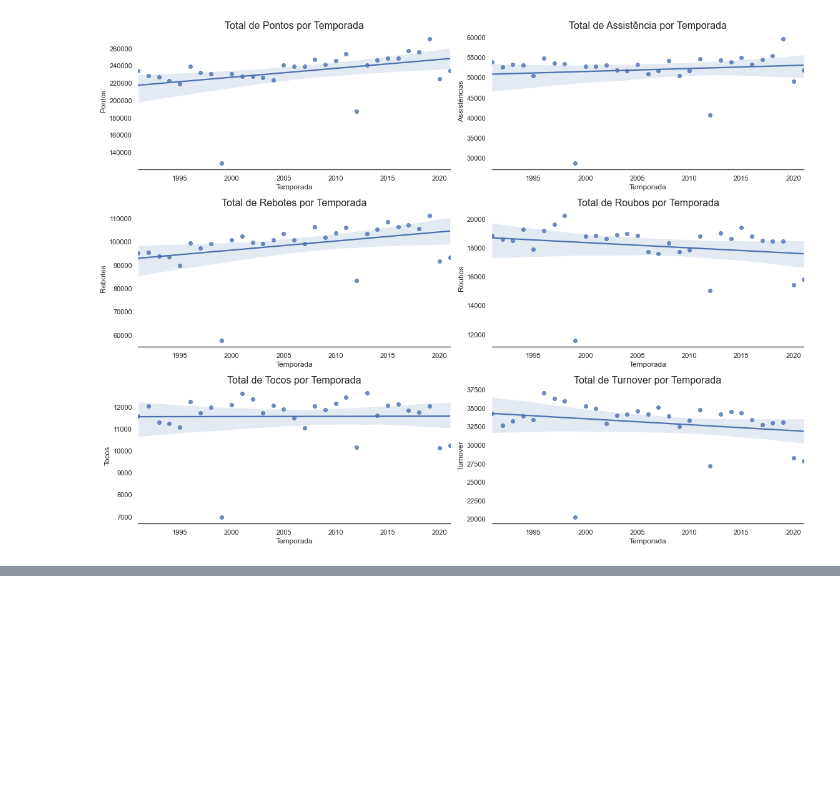
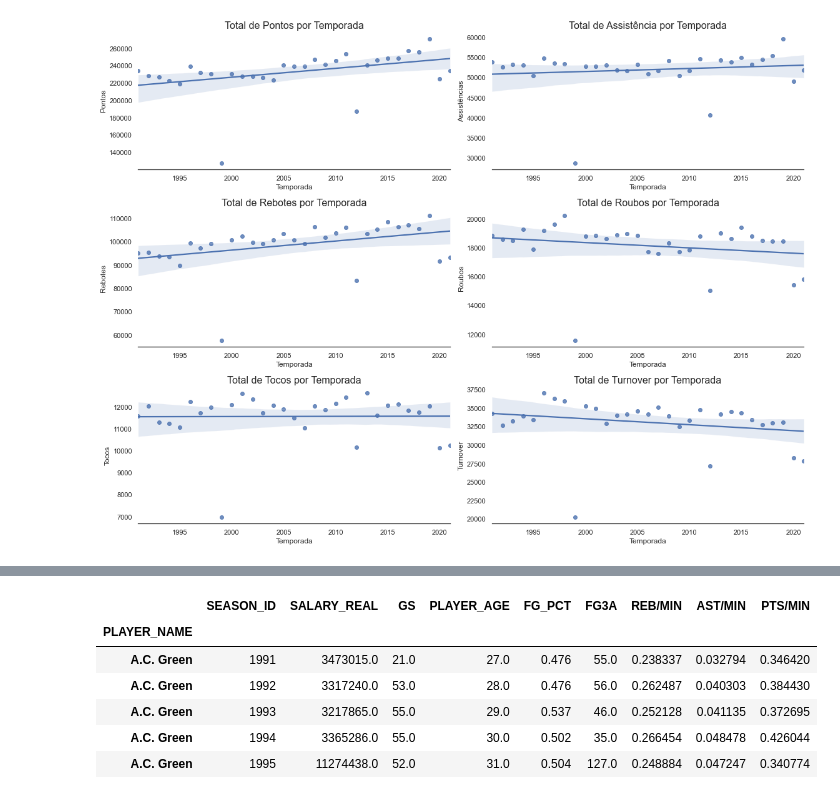
Before and after one commit to ciencia-dados-ifsp-grupo5/NBAstats, a Jupyter notebook: notebooks/NBAstats_data_analyse.ipynb, the cells around one changed output, grey strips where cells are left out. Saved outputs shown, nothing was run; the diff lists cells and outputs as text; code cells hidden in the pictures; blank space fills up the shorter version.

```diff
--- a/notebooks/NBAstats_data_analyse.ipynb
+++ b/notebooks/NBAstats_data_analyse.ipynb
@@ -428,0 +436,21 @@ Após as mudanças, serão utilizados os atributos a baixo para montar os modelo
+# %%
+df_final = pd.DataFrame(df_pre[['PLAYER_NAME','SEASON_ID','SALARY_REAL','GS','PLAYER_AGE','FG_PCT','FG3A']])
+
+#ARRUMAR GAMBIARRA
+df_final['REB/MIN'] = df_pre['REB'] / (df_pre['MIN'] +1)
+df_final['AST/MIN'] = df_pre['AST'] / (df_pre['MIN'] +1)
+df_final['PTS/MIN'] = df_pre['PTS'] / (df_pre['MIN'] +1)
+df_final.fillna(0, inplace = True)
+df_final.set_index('PLAYER_NAME', inplace = True)
+
+df_final.to_csv('../data/data_pre_processing.csv')
+
+df_final.head()
+# %% [output]
+|  | SEASON_ID | SALARY_REAL | GS | PLAYER_AGE | FG_PCT | FG3A | REB/MIN | AST/MIN | PTS/MIN |
+| PLAYER_NAME |  |  |  |  |  |  |  |  |  |
+| A.C. Green | 1991 | 3473015.0 | 21.0 | 27.0 | 0.476 | 55.0 | 0.238337 | 0.032794 | 0.346420 |
+| A.C. Green | 1992 | 3317240.0 | 53.0 | 28.0 | 0.476 | 56.0 | 0.262487 | 0.040303 | 0.384430 |
+| A.C. Green | 1993 | 3217865.0 | 55.0 | 29.0 | 0.537 | 46.0 | 0.252128 | 0.041135 | 0.372695 |
+| A.C. Green | 1994 | 3365286.0 | 55.0 | 30.0 | 0.502 | 35.0 | 0.266454 | 0.048478 | 0.426044 |
+| A.C. Green | 1995 | 11274438.0 | 52.0 | 31.0 | 0.504 | 127.0 | 0.248884 | 0.047247 | 0.340774 |
```
Also changed, not shown: parts of 32 cells of this notebook, 1 other file.
